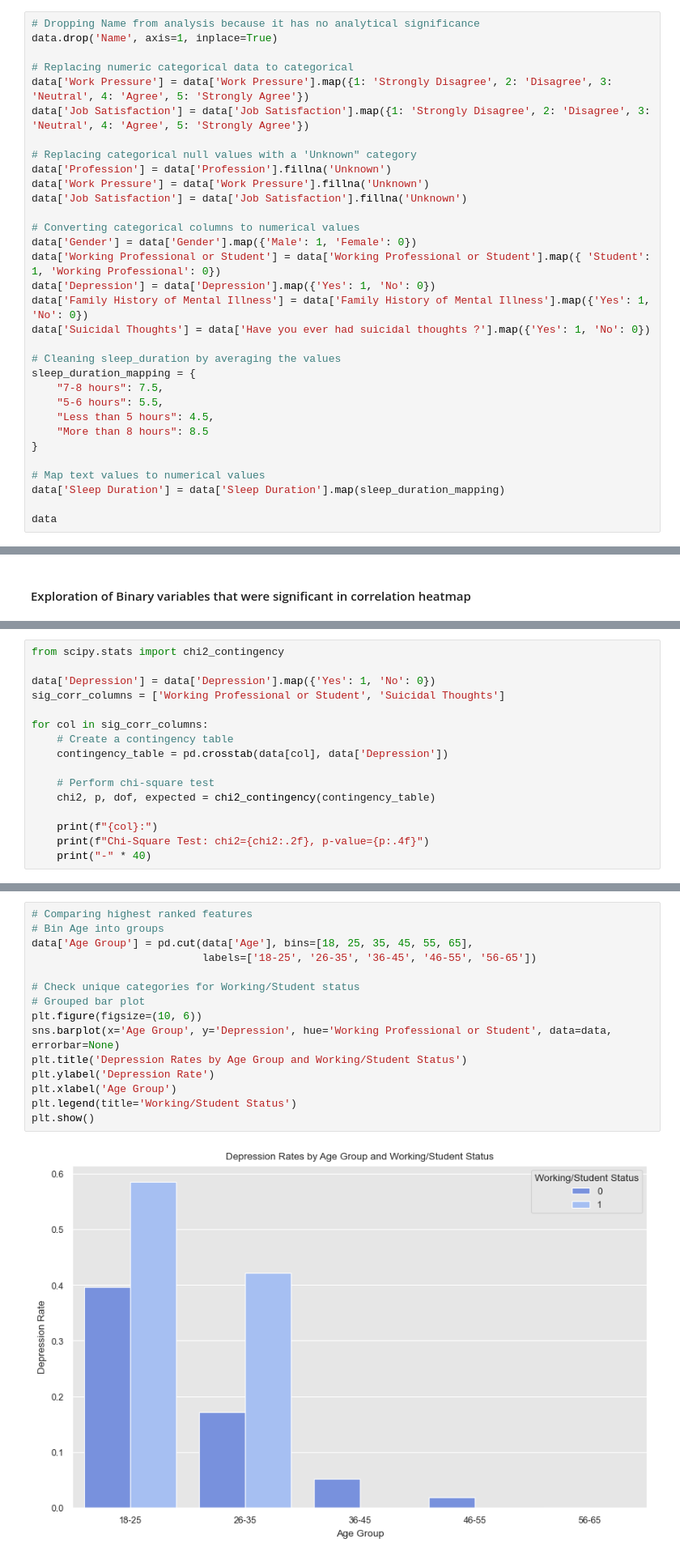
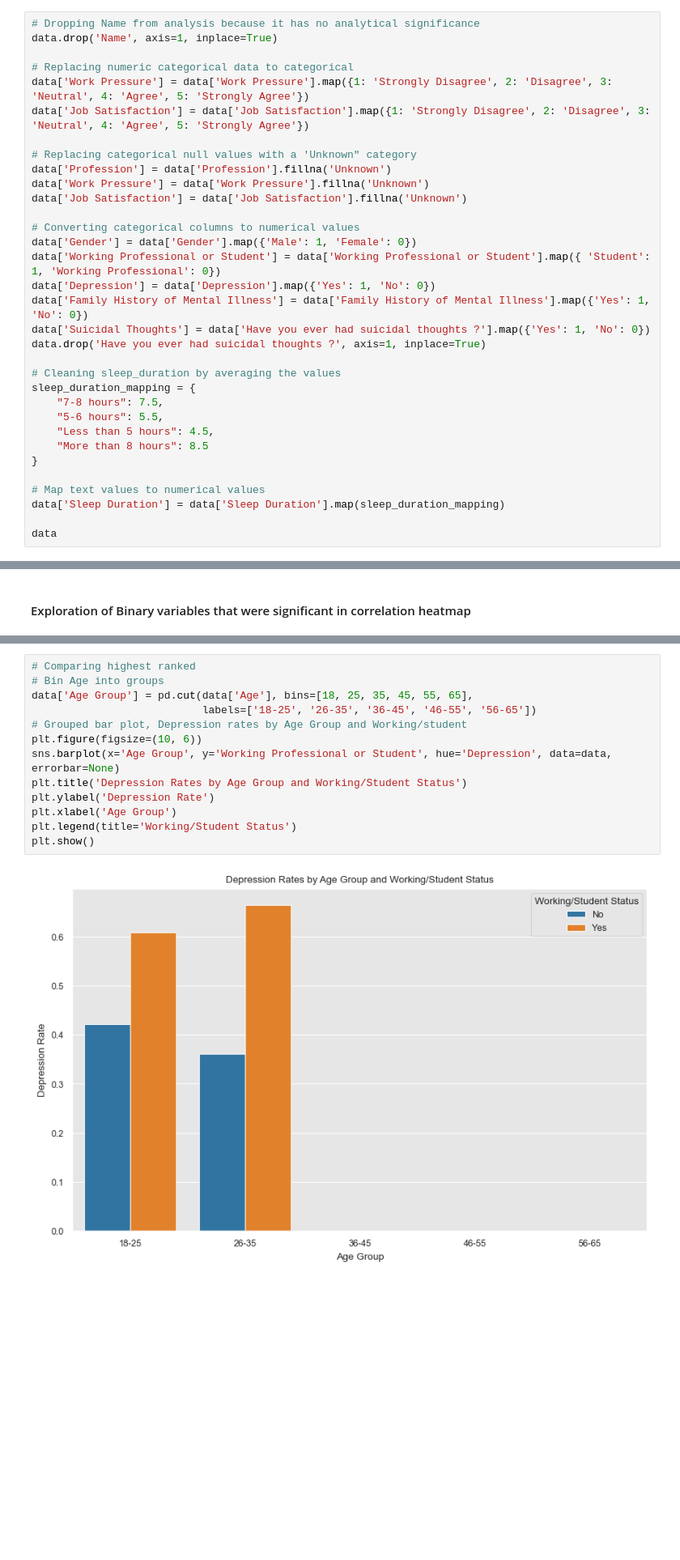
Before and after one commit to KokiriKaleb/depression-analysis, a Jupyter notebook: DepressionAnalysis.ipynb, the cells around one changed output, grey strips where cells are left out. Shown at 81% size. Cells and saved outputs as stored; diff of their text form; blank space fills up the shorter version.

```diff
--- a/DepressionAnalysis.ipynb
+++ b/DepressionAnalysis.ipynb
@@ -104,6 +104,7 @@ data['Working Professional or Student'] = data['Working Professional or Student'
 data['Depression'] = data['Depression'].map({'Yes': 1, 'No': 0})
 data['Family History of Mental Illness'] = data['Family History of Mental Illness'].map({'Yes': 1, 'No': 0})
 data['Suicidal Thoughts'] = data['Have you ever had suicidal thoughts ?'].map({'Yes': 1, 'No': 0})
+data.drop('Have you ever had suicidal thoughts ?', axis=1, inplace=True)
 
 # Cleaning sleep_duration by averaging the values
 sleep_duration_mapping = {
@@ -456,19 +481,3 @@ Chi-Square Test:
 
 Mutual Information:
 * Mutual information scores were computed for categorical features, revealing their dependency on the target variable.
-# %%
-from scipy.stats import chi2_contingency
-
-data['Depression'] = data['Depression'].map({'Yes': 1, 'No': 0})
-sig_corr_columns = ['Working Professional or Student', 'Suicidal Thoughts']
-
-for col in sig_corr_columns:
-    # Create a contingency table
-    contingency_table = pd.crosstab(data[col], data['Depression'])
-
-    # Perform chi-square test
-    chi2, p, dof, expected = chi2_contingency(contingency_table)
-
-    print(f"{col}:")
-    print(f"Chi-Square Test: chi2={chi2:.2f}, p-value={p:.4f}")
-    print("-" * 40)
@@ -634,17 +584,15 @@ print(rf_importances)
 # %%
-# Comparing highest ranked features
+# Comparing highest ranked
 # Bin Age into groups
 data['Age Group'] = pd.cut(data['Age'], bins=[18, 25, 35, 45, 55, 65],
                            labels=['18-25', '26-35', '36-45', '46-55', '56-65'])
-
-# Check unique categories for Working/Student status
-# Grouped bar plot
+# Grouped bar plot, Depression rates by Age Group and Working/student
 plt.figure(figsize=(10, 6))
-sns.barplot(x='Age Group', y='Depression', hue='Working Professional or Student', data=data, errorbar=None)
+sns.barplot(x='Age Group', y='Working Professional or Student', hue='Depression', data=data, errorbar=None)
 plt.title('Depression Rates by Age Group and Working/Student Status')
 plt.ylabel('Depression Rate')
 plt.xlabel('Age Group')
 plt.legend(title='Working/Student Status')
 plt.show()
 # %% [output]
-[figure, old version]
+[figure, new version]
```
Also changed, not shown: parts of 45 cells of this notebook, 1 other file.
